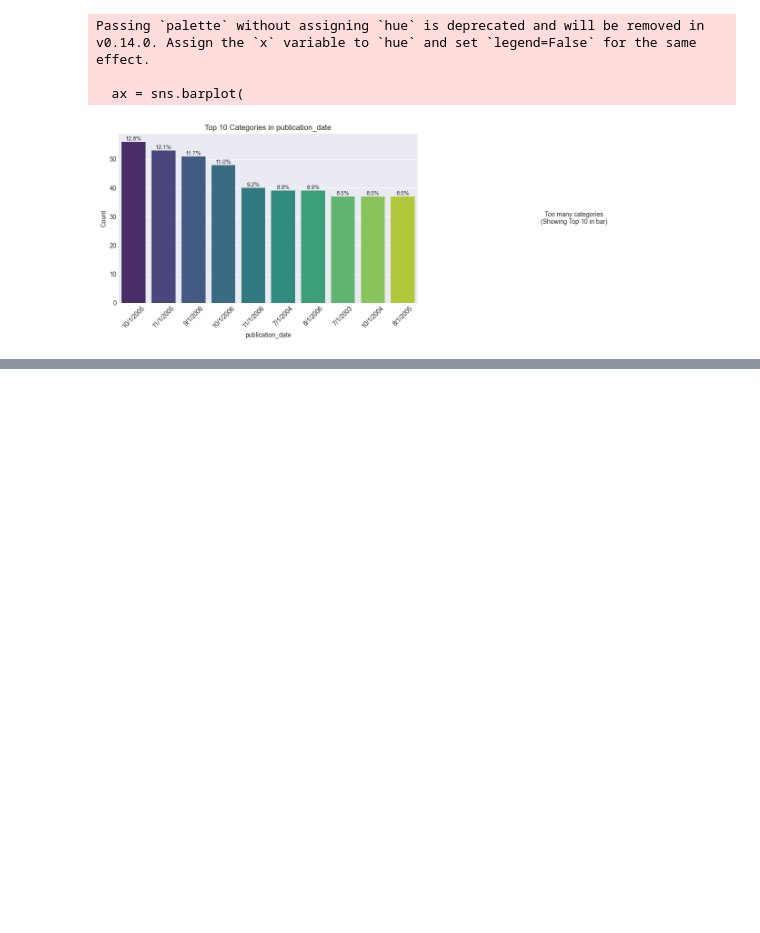
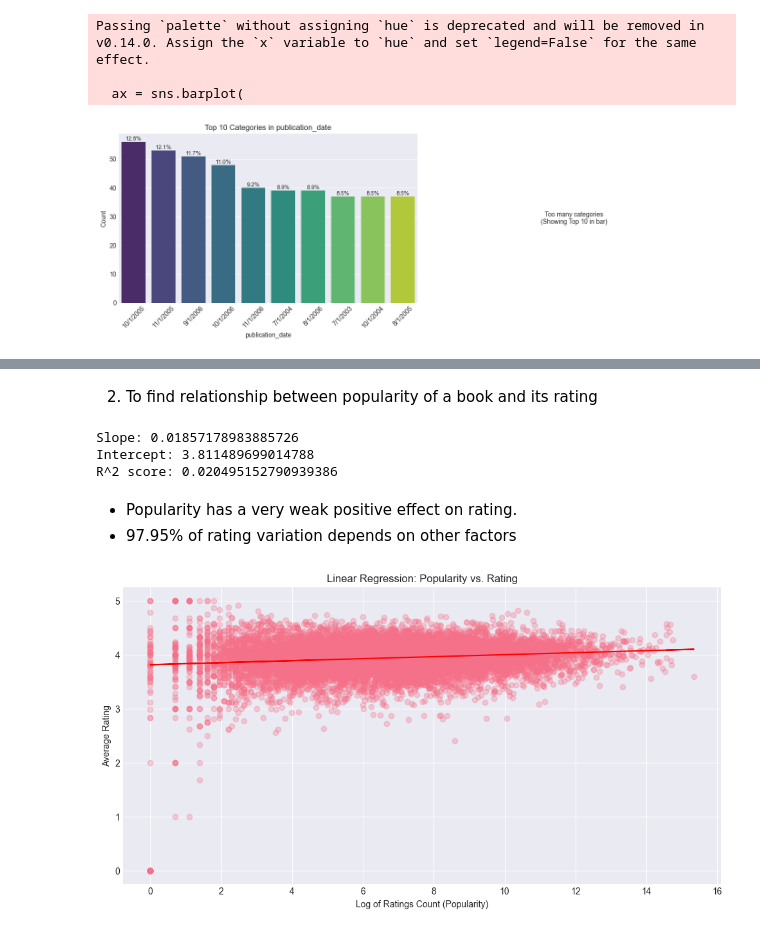
Before and after one commit to suhani-k7/GoodReads-EDA, a Jupyter notebook: eda.ipynb, the cells around one changed output, grey strips where cells are left out. Cells and saved outputs as stored; diff of their text form; code cells hidden in the pictures; blank space fills up the shorter version.

```diff
--- a/eda.ipynb
+++ b/eda.ipynb
@@ -204,0 +239,27 @@ Passing `palette` without assigning `hue` is deprecated and will be removed in v
+# %% [markdown]
+2. To find relationship between popularity of a book and its rating
+# %%
+x=np.log1p(df[["ratings_count"]])
+y=df["average_rating"]
+m=LinearRegression()
+m.fit(x,y)
+predictions=m.predict(x)
+print("Slope:", m.coef_[0])
+print("Intercept:", m.intercept_)
+print("R^2 score:", m.score(x,y))
+# %% [output]
+Slope: 0.01857178983885726
+Intercept: 3.811489699014788
+R^2 score: 0.020495152790939386
+# %% [markdown]
+- Popularity has a very weak positive effect on rating.
+- 97.95% of rating variation depends on other factors
+# %%
+plt.scatter(x,y,alpha=0.3)
+plt.plot(x,predictions, color='red')
+plt.xlabel("Log of Ratings Count (Popularity)")
+plt.ylabel("Average Rating")
+plt.title("Linear Regression: Popularity vs. Rating")
+plt.show()
+# %% [output]
+[figure, added]
```
Also changed, not shown: parts of 11 cells of this notebook.
